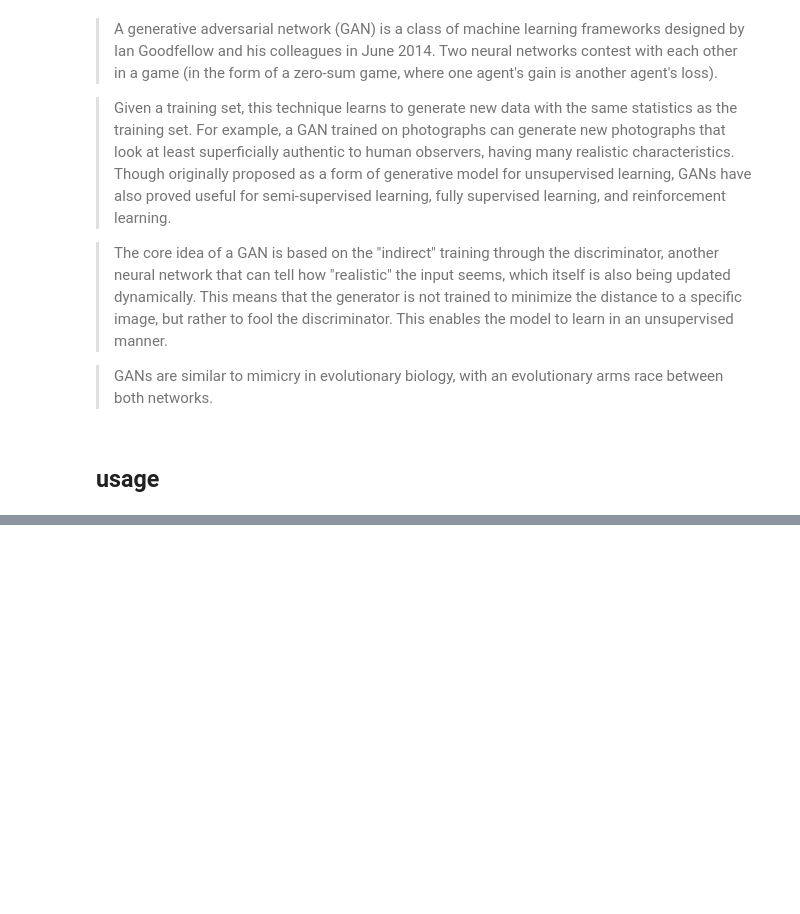
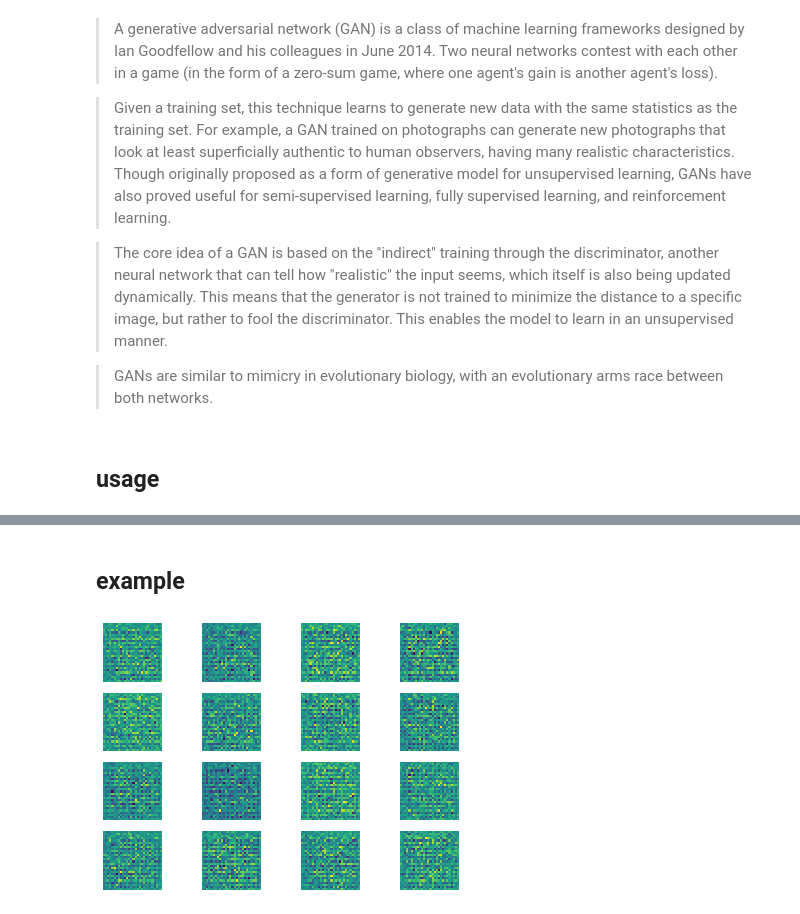
Before and after one commit to achillesrasquinha/deeply, a Jupyter notebook: docs/source/models/convolutional-generative-adversarial-networks.ipynb, the cells around one changed output, grey strips where cells are left out. Cells and saved outputs as stored; diff of their text form; code cells hidden in the pictures; blank space fills up the shorter version.

Commit message:
add convolutional gan

```diff
--- a/docs/source/models/convolutional-generative-adversarial-networks.ipynb
+++ b/docs/source/models/convolutional-generative-adversarial-networks.ipynb
@@ -15,4 +15,4 @@ A model skeleton for Generative Adversarial Networks (GAN)s. It was first introd
 # %%
 import deeply
 
-gan = deeply.hub("convolutional-generative-adversarial-network", x = 28)
+gan = deeply.hub("convolutional-generative-adversarial-network", x = 28, batch_norm = True, dropout = 0.4)
@@ -43,0 +19,17 @@ WARNING:tensorflow:Can save best model only with loss available, skipping.
+# %% [markdown]
+## example
+# %%
+import tensorflow as tf
+import deeply.datasets as dd
+
+config = dict(batch_size = 128, epochs = 30, use_multiprocessing = True)
+
+def norm(image):
+    return tf.cast(image, tf.float32) / 255.0
+
+mnist = dd.load("mnist", shuffle_files = True, as_supervised = True)
+data  = dd.concat((mnist["train"], mnist["test"]), mapper = lambda image, label: norm(image))
+
+gan.fit(data.batch(config["batch_size"]), **config)
+# %% [output]
+[figure, added]
```
Also changed, not shown: parts of 2 cells of this notebook, 10 other files.
